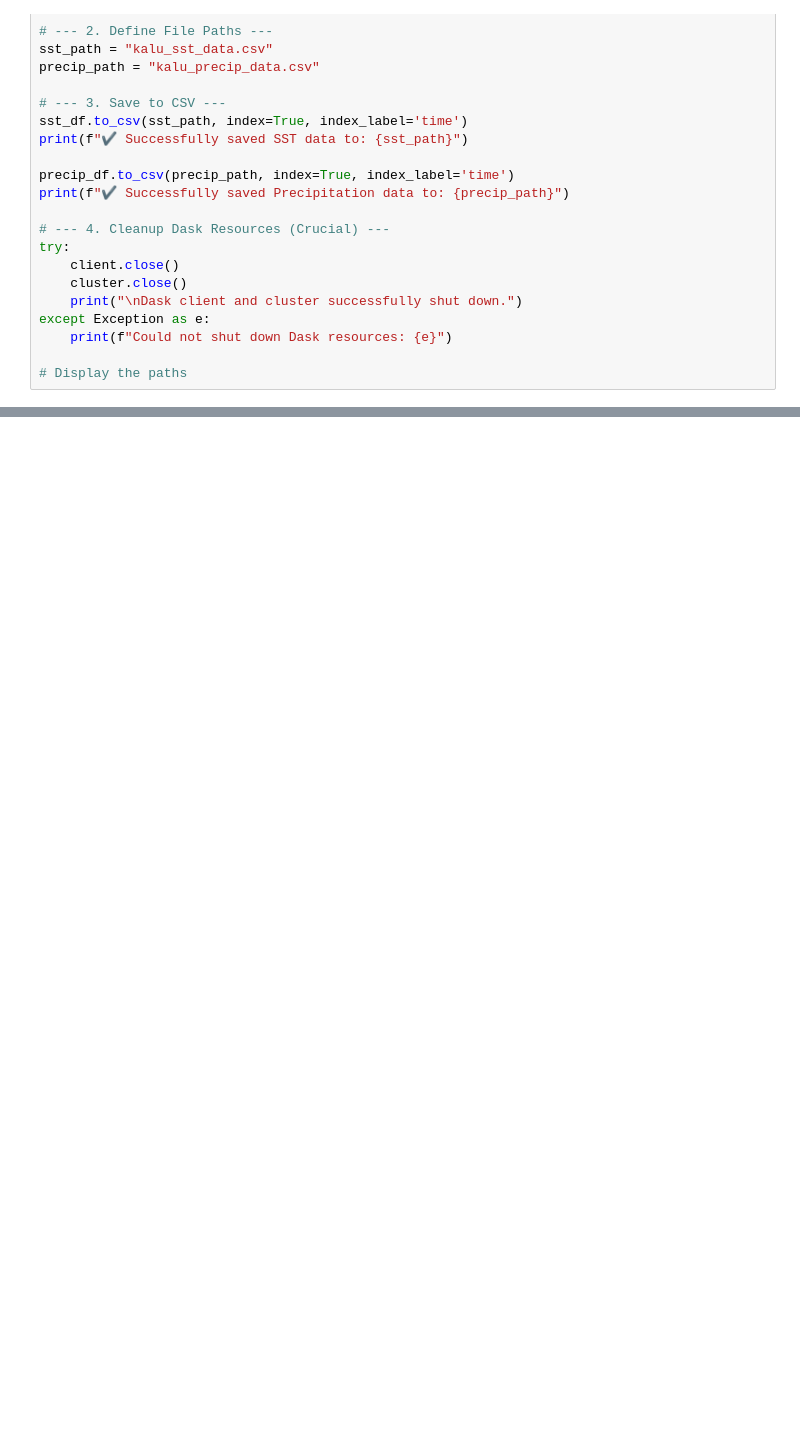
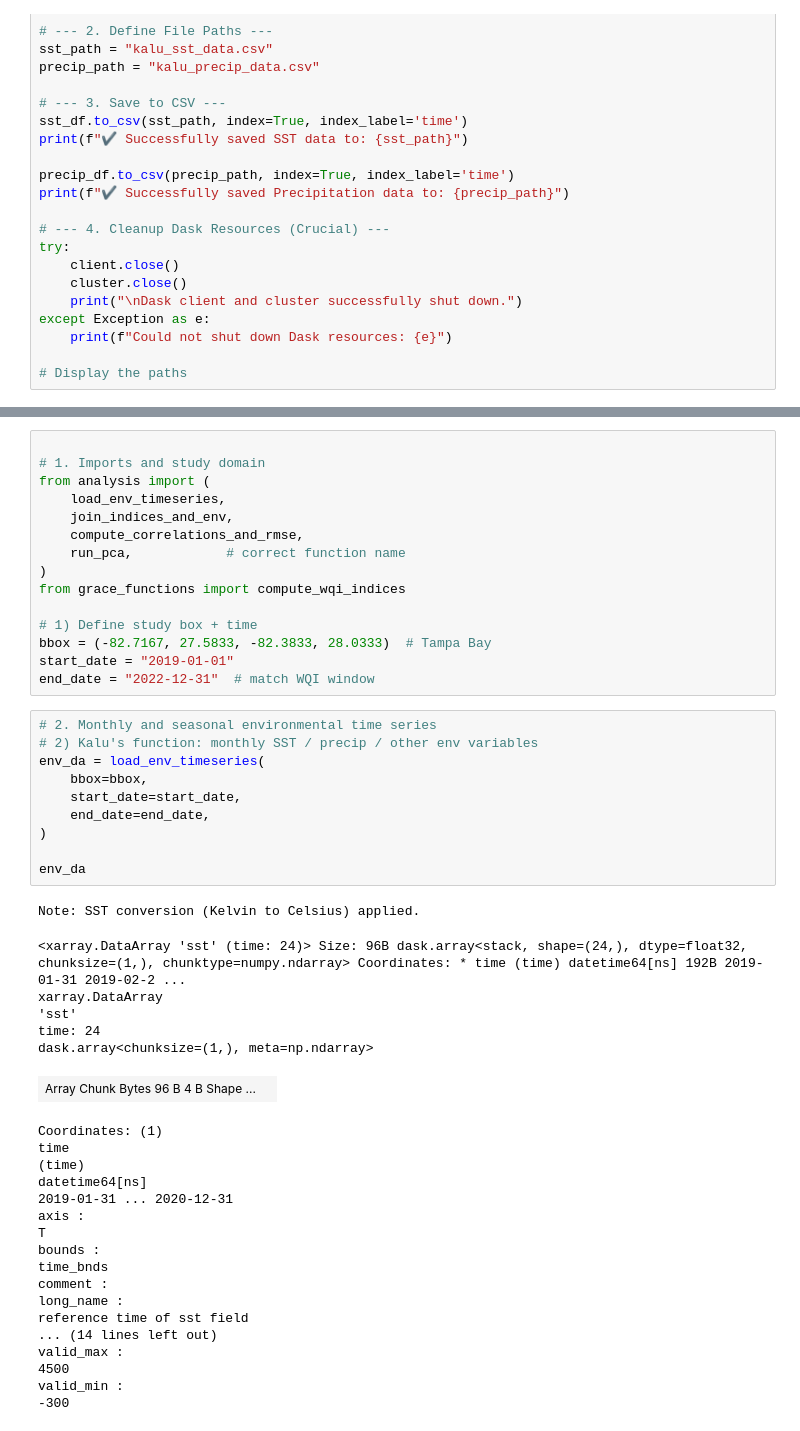
Before and after one commit to Gracey0201/tampa-bay-water-quality, a Jupyter notebook: Notebook.ipynb, the cells around one changed output, grey strips where cells are left out. Drawn from its saved outputs; the diff is of its cells as text; blank space fills up the shorter version.

```diff
--- a/Notebook.ipynb
+++ b/Notebook.ipynb
@@ -149,0 +177,50 @@ stats
+# %%
+
+# 1. Imports and study domain
+from analysis import (
+    load_env_timeseries,
+    join_indices_and_env,
+    compute_correlations_and_rmse,
+    run_pca,            # correct function name
+)
+from grace_functions import compute_wqi_indices
+
+# 1) Define study box + time
+bbox = (-82.7167, 27.5833, -82.3833, 28.0333)  # Tampa Bay
+start_date = "2019-01-01"
+end_date = "2022-12-31"  # match WQI window
+# %%
+# 2. Monthly and seasonal environmental time series
+# 2) Kalu's function: monthly SST / precip / other env variables
+env_da = load_env_timeseries(
+    bbox=bbox,
+    start_date=start_date,
+    end_date=end_date,
+)
+
+env_da
+# %% [output]
+Note: SST conversion (Kelvin to Celsius) applied.
+<xarray.DataArray 'sst' (time: 24)> Size: 96B dask.array<stack, shape=(24,), dtype=float32, chunksize=(1,), chunktype=numpy.ndarray> Coordinates: * time (time) datetime64[ns] 192B 2019-01-31 2019-02-2 ...
+xarray.DataArray
+'sst'
+time: 24
+dask.array<chunksize=(1,), meta=np.ndarray>
+| Array Chunk Bytes 96 B 4 B Shape ... |  |
+Coordinates: (1)
+time
+(time)
+datetime64[ns]
+2019-01-31 ... 2020-12-31
+axis :
+T
+bounds :
+time_bnds
+comment :
+long_name :
+reference time of sst field
+... (14 lines left out)
+valid_max :
+4500
+valid_min :
+-300
```
Also changed, not shown: parts of 5 cells of this notebook, 2 other files.
